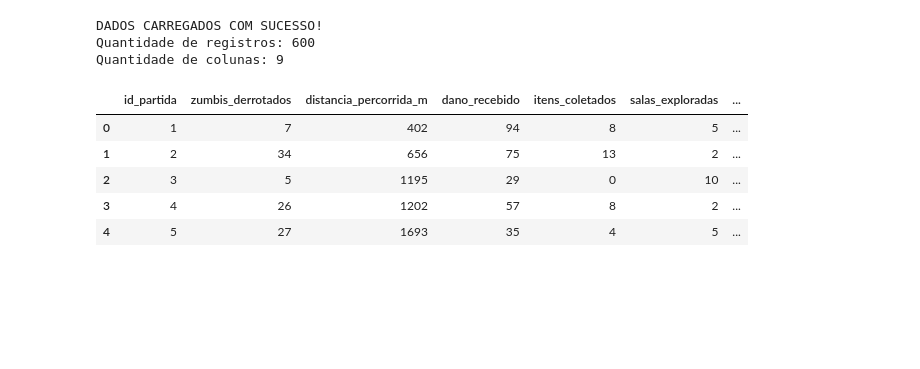
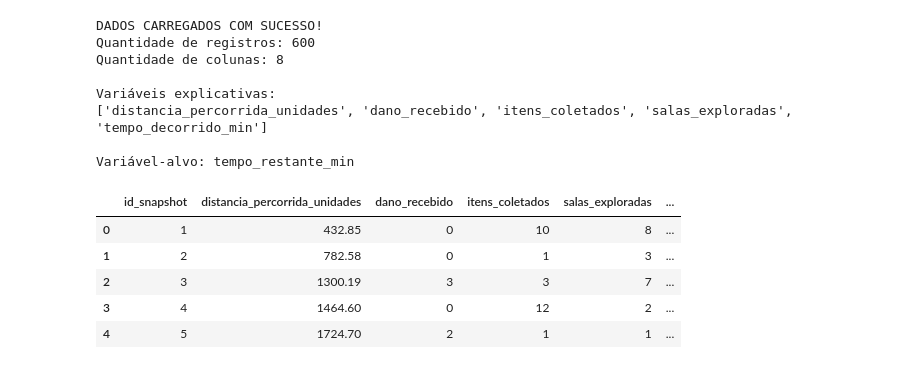
Before and after one commit to mandsmelo/MLCB_Campos-Zone, a Jupyter notebook: notebooks/analise_exploratoria.ipynb, the cells around one changed output. Saved outputs shown, nothing was run; the diff lists cells and outputs as text; code cells hidden in the pictures; blank space fills up the shorter version.

```diff
--- a/notebooks/analise_exploratoria.ipynb
+++ b/notebooks/analise_exploratoria.ipynb
@@ -1,36 +1,55 @@
 # %%
+
 import pandas as pd
 import matplotlib.pyplot as plt
 import seaborn as sns
 from pathlib import Path
 
-# Localizar o arquivo CSV
+# Localizar o CSV atualizado
 caminho = Path("../regressao/dados/partidas_simuladas.csv")
 
 if not caminho.exists():
     caminho = Path("regressao/dados/partidas_simuladas.csv")
 
 # Carregar os dados
 df = pd.read_csv(caminho)
 
-# Configuração dos gráficos
 sns.set_theme(style="whitegrid")
+
+# Variáveis utilizadas na regressão atual
+features = [
+    "distancia_percorrida_unidades",
+    "dano_recebido",
+    "itens_coletados",
+    "salas_exploradas",
+    "tempo_decorrido_min"
+]
+
+alvo = "tempo_restante_min"
 
 print("DADOS CARREGADOS COM SUCESSO!")
 print("Quantidade de registros:", len(df))
 print("Quantidade de colunas:", len(df.columns))
+print("\nVariáveis explicativas:")
+print(features)
+print("\nVariável-alvo:", alvo)
 
 display(df.head())
 # %% [output]
 DADOS CARREGADOS COM SUCESSO!
 Quantidade de registros: 600
-Quantidade de colunas: 9
+Quantidade de colunas: 8
+
+Variáveis explicativas:
+['distancia_percorrida_unidades', 'dano_recebido', 'itens_coletados', 'salas_exploradas', 'tempo_decorrido_min']
+
+Variável-alvo: tempo_restante_min
-|  | id_partida | zumbis_derrotados | distancia_percorrida_m | dano_recebido | itens_coletados | salas_exploradas | ... |
-| 0 | 1 | 7 | 402 | 94 | 8 | 5 | ... |
-| 1 | 2 | 34 | 656 | 75 | 13 | 2 | ... |
-| 2 | 3 | 5 | 1195 | 29 | 0 | 10 | ... |
-| 3 | 4 | 26 | 1202 | 57 | 8 | 2 | ... |
-| 4 | 5 | 27 | 1693 | 35 | 4 | 5 | ... |
+|  | id_snapshot | distancia_percorrida_unidades | dano_recebido | itens_coletados | salas_exploradas | ... |
+| 0 | 1 | 432.85 | 0 | 10 | 8 | ... |
+| 1 | 2 | 782.58 | 0 | 1 | 3 | ... |
+| 2 | 3 | 1300.19 | 3 | 3 | 7 | ... |
+| 3 | 4 | 1464.60 | 0 | 12 | 2 | ... |
+| 4 | 5 | 1724.70 | 2 | 1 | 1 | ... |
 # %%
 # Informações gerais
 df.info()
```
Also changed, not shown: parts of 12 cells of this notebook, 32 other files.
